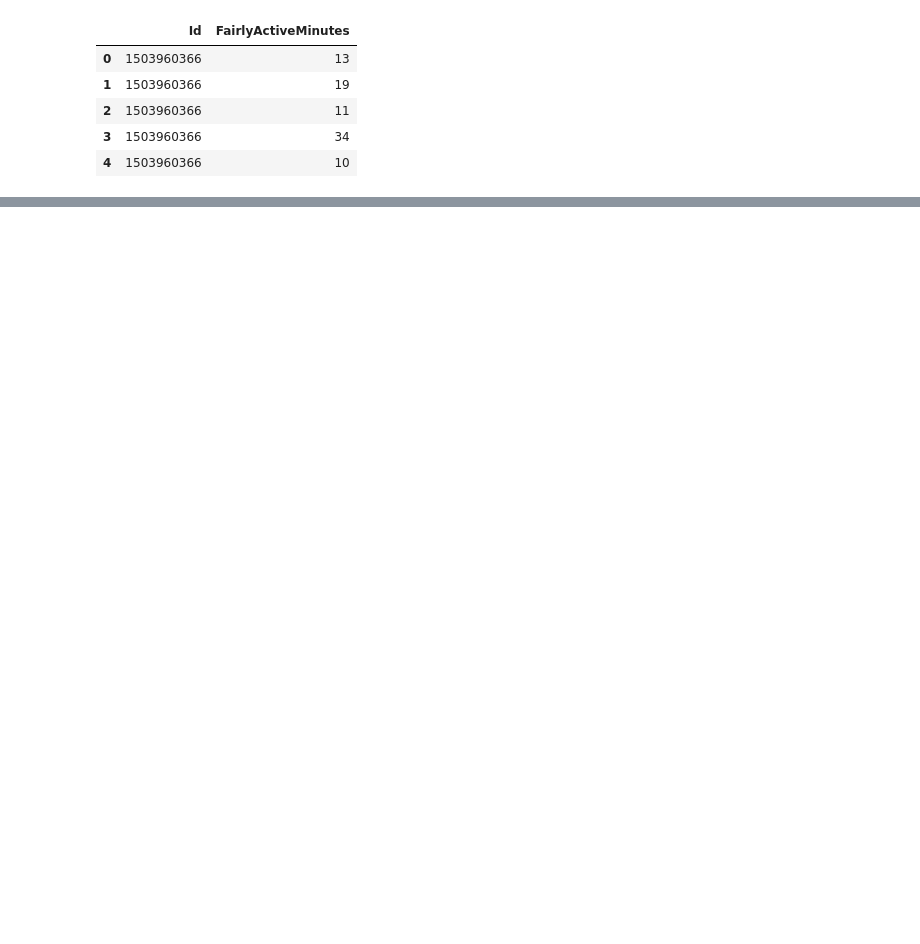
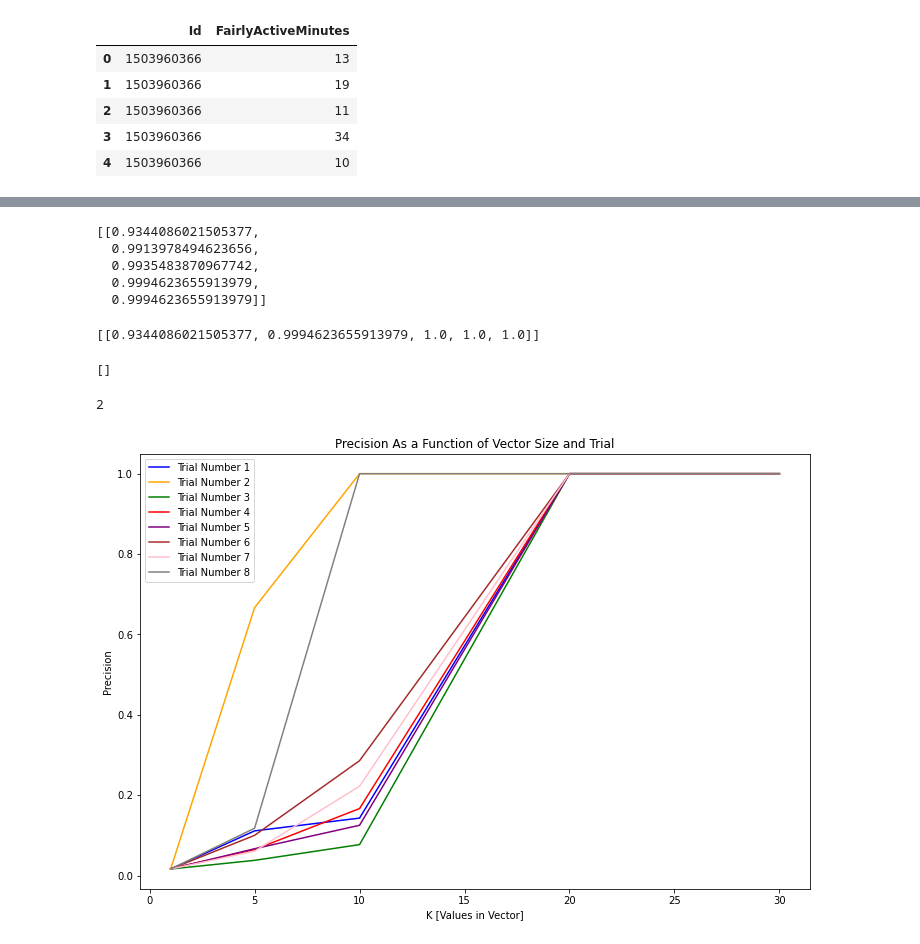
Before and after one commit to kdmalc/wearable-data-privacy, a Jupyter notebook: 07_Final_Multi-Trial_Attack.ipynb, the cells around one changed output, grey strips where cells are left out. Saved outputs shown, nothing was run; the diff lists cells and outputs as text; code cells hidden in the pictures; blank space fills up the shorter version.

Commit message:
Visualization upgrade

```diff
--- a/07_Final_Multi-Trial_Attack.ipynb
+++ b/07_Final_Multi-Trial_Attack.ipynb
@@ -236,17 +217,32 @@ res_df.fillna(0)
 width = 0.8
 num_trials = 8
 my_xs = [1,5,10,20,30]
+ths = [0,2,5]
 my_metrics = ['Precision', 'Recall', 'Accuracy']
 my_color_scheme =  ['red', 'orange','yellow', 'gold']
 
+results0_list = [[] for ele in range(num_trials)]
+results2_list = [[] for ele in range(num_trials)]
+results5_list = [[] for ele in range(num_trials)]
+
 for i in range(num_trials):
     temp_df = res_df.loc[res_df['Trial'] == i]
+
+    results0_list[i] = [[0], [0], [0]]
+    results2_list[i] = [[0], [0], [0]]
+    results5_list[i] = [[0], [0], [0]]
+
     for m, metric in enumerate(my_metrics):
-        plt.figure(m)
-        plt.figure(figsize=(12,8))
+        results0_list[i][m] = [[], [], []]
+        results2_list[i][m] = [[], [], []]
+        results5_list[i][m] = [[], [], []]
 
         for j, th in enumerate(ths):
             given_thresh_df = temp_df.loc[temp_df['Threshold'] == th]
-            my_metric_ys = list(given_thresh_df[metric])
-            plt.bar(np.array(my_xs, int)+width*j, my_metric_ys, width, color=my_color_scheme[j])
-            plt.title(f"Trial {i}, {metric}")
+            # Don't think I need the [j]'s here...
+            if th==0:
+                results0_list[i][m][j].extend(list(given_thresh_df[metric]))
+            elif th==2:
+                results2_list[i][m][j].extend(list(given_thresh_df[metric]))
+            elif th==5:
+                results5_list[i][m][j].extend(list(given_thresh_df[metric]))
@@ -266,0 +253,33 @@ for i in range(num_trials):
+# %%
+my_color_vec = ['blue', 'orange', 'green', 'red', 'purple', 'brown', 'pink', 'gray']
+# %%
+results5_list[0][m][j]
+# %% [output]
+[[0.9344086021505377,
+  0.9913978494623656,
+  0.9935483870967742,
+  0.9994623655913979,
+  0.9994623655913979]]
+# %%
+results5_list[1][m][j]
+# %% [output]
+[[0.9344086021505377, 0.9994623655913979, 1.0, 1.0, 1.0]]
+# %%
+results2_list[7][m][j]
+# %% [output]
+[]
+# %%
+j
+# %% [output]
+2
+# %%
+plt.figure(figsize=(12,8))
+for i in range(num_trials):
+    plt.plot(my_xs, results5_list[i][0][j], color=my_color_vec[i], label="Trial Number " + str(i+1))
+plt.title('Precision As a Function of Vector Size and Trial')
+plt.ylabel('Precision')
+plt.xlabel('K [Values in Vector]')
+plt.legend()
+plt.show()
+# %% [output]
+[figure, added]
```
Also changed, not shown: parts of 6 cells of this notebook, 2 other files.
